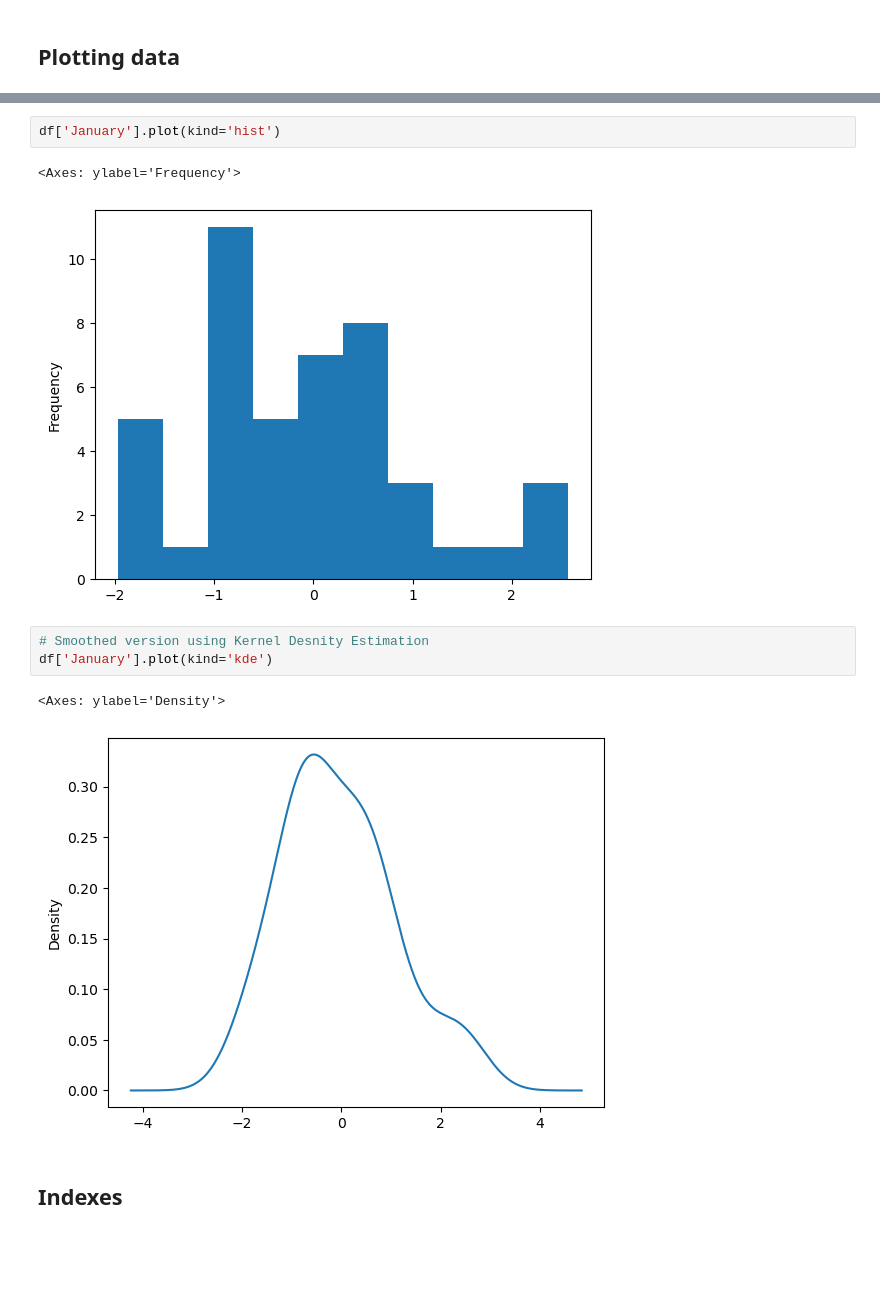
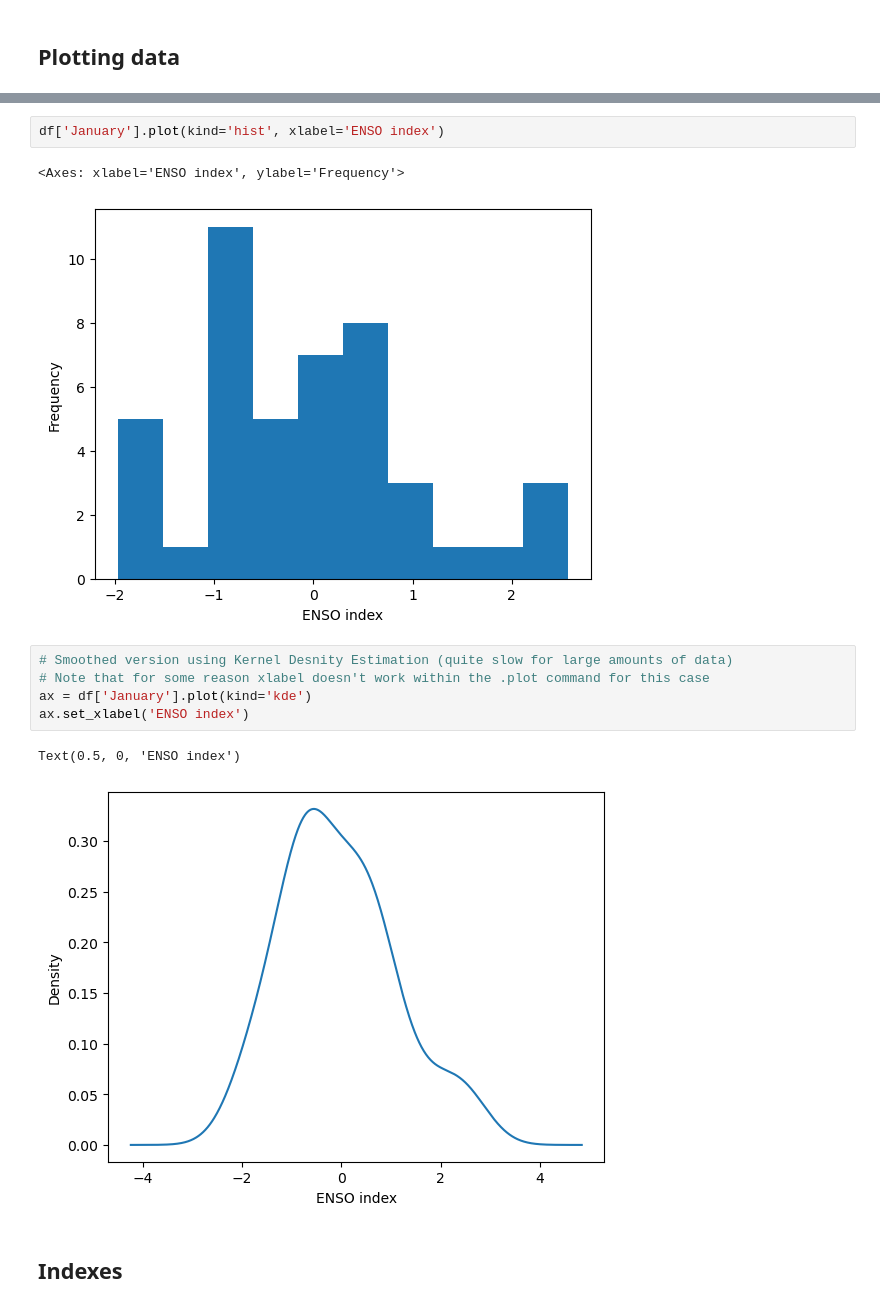
Before and after one commit to bobbyantonio/iecdt_environmental_data_analysis, a Jupyter notebook: course_notebooks/pandas/pandas.ipynb, the cells around one changed output, grey strips where cells are left out. Cells and saved outputs as stored; diff of their text form; blank space fills up the shorter version.

```diff
--- a/course_notebooks/pandas/pandas.ipynb
+++ b/course_notebooks/pandas/pandas.ipynb
@@ -275,14 +303,16 @@ df['January'].plot(title='My Plot')
 # %%
-df['January'].plot(kind='hist')
+df['January'].plot(kind='hist', xlabel='ENSO index')
 # %% [output]
-<Axes: ylabel='Frequency'>
+<Axes: xlabel='ENSO index', ylabel='Frequency'>
-[figure, old version]
+[figure, new version]
 # %%
-# Smoothed version using Kernel Desnity Estimation
-df['January'].plot(kind='kde')
+# Smoothed version using Kernel Desnity Estimation (quite slow for large amounts of data)
+# Note that for some reason xlabel doesn't work within the .plot command for this case
+ax = df['January'].plot(kind='kde')
+ax.set_xlabel('ENSO index')
 # %% [output]
-<Axes: ylabel='Density'>
+Text(0.5, 0, 'ENSO index')
-[figure, old version]
+[figure, new version]
 # %% [markdown]
 ## Indexes
 # %%
```
Also changed, not shown: parts of 36 cells of this notebook.
